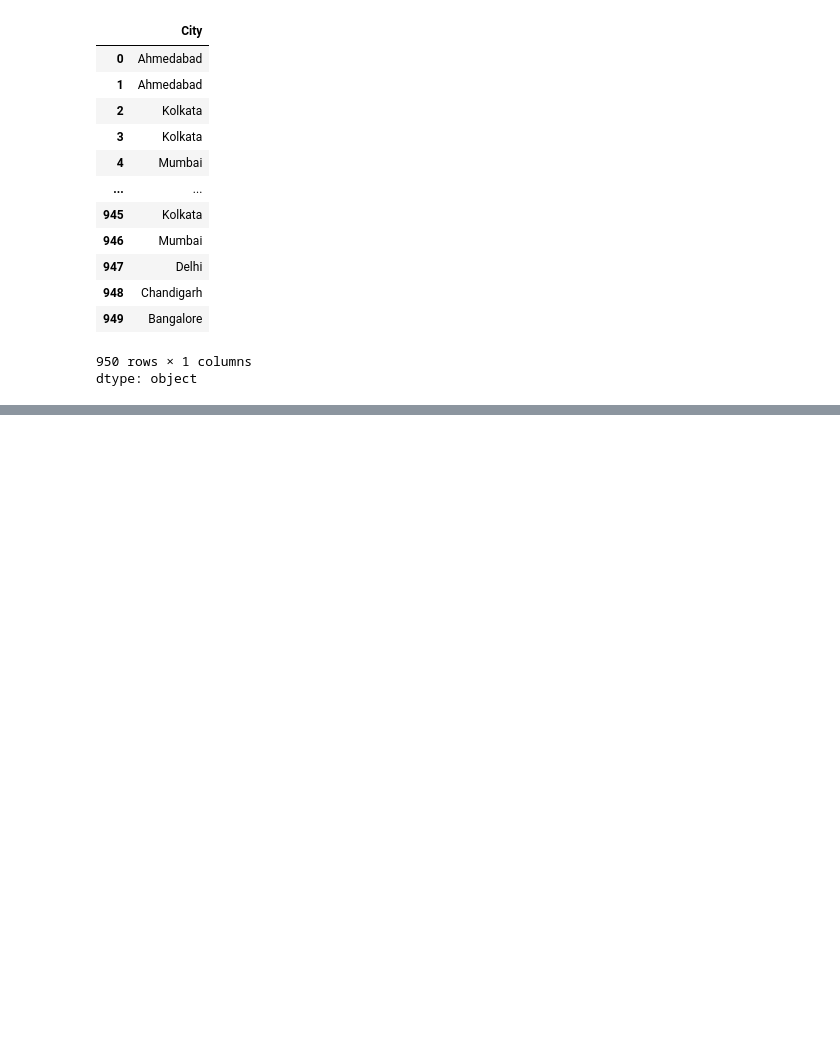
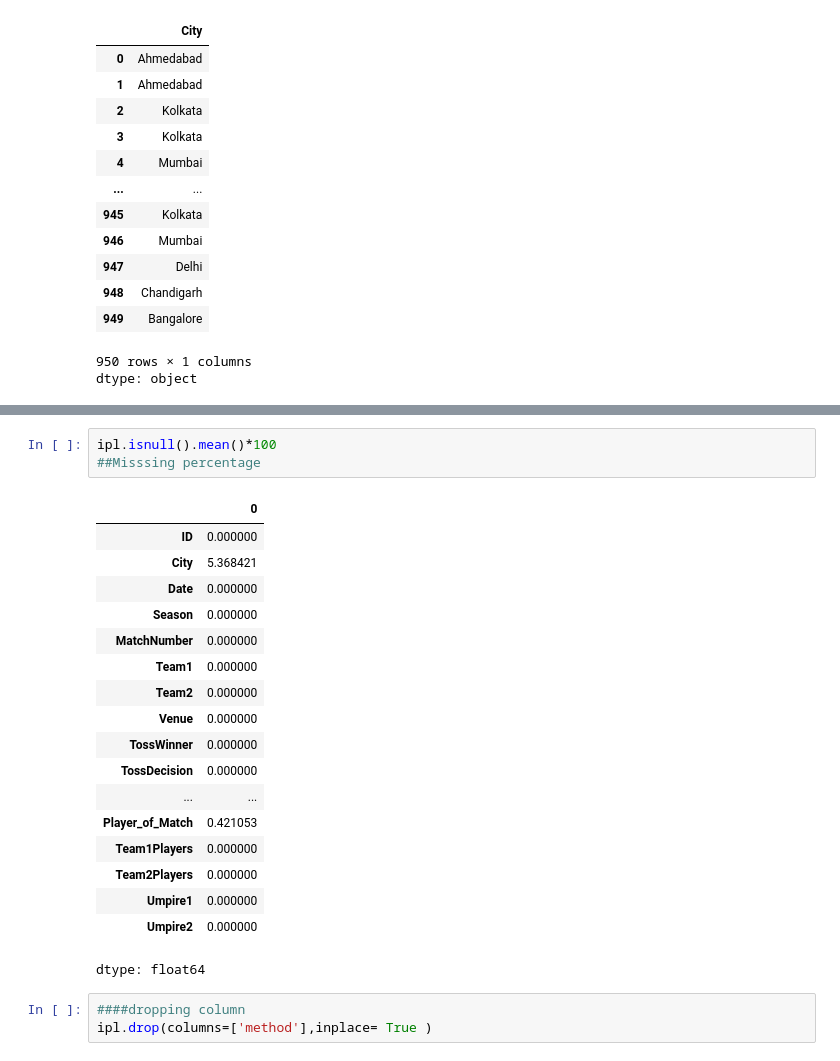
Before and after one commit to Vigash14120/AI-by-INTEL, a Jupyter notebook: NLP.ipynb, the cells around one changed output, grey strips where cells are left out. Saved outputs shown, nothing was run; the diff lists cells and outputs as text; blank space fills up the shorter version.

```diff
--- a/NLP.ipynb
+++ b/NLP.ipynb
@@ -51,0 +110,25 @@ dtype: object
+# %%
+ipl.isnull().mean()*100
+##Misssing percentage
+# %% [output]
+|  | 0 |
+| ID | 0.000000 |
+| City | 5.368421 |
+| Date | 0.000000 |
+| Season | 0.000000 |
+| MatchNumber | 0.000000 |
+| Team1 | 0.000000 |
+| Team2 | 0.000000 |
+| Venue | 0.000000 |
+| TossWinner | 0.000000 |
+| TossDecision | 0.000000 |
+| ... | ... |
+| Player_of_Match | 0.421053 |
+| Team1Players | 0.000000 |
+| Team2Players | 0.000000 |
+| Umpire1 | 0.000000 |
+| Umpire2 | 0.000000 |
+dtype: float64
+# %%
+####dropping column
+ipl.drop(columns=['method'],inplace= True )
```
Also changed, not shown: parts of 7 cells of this notebook.
